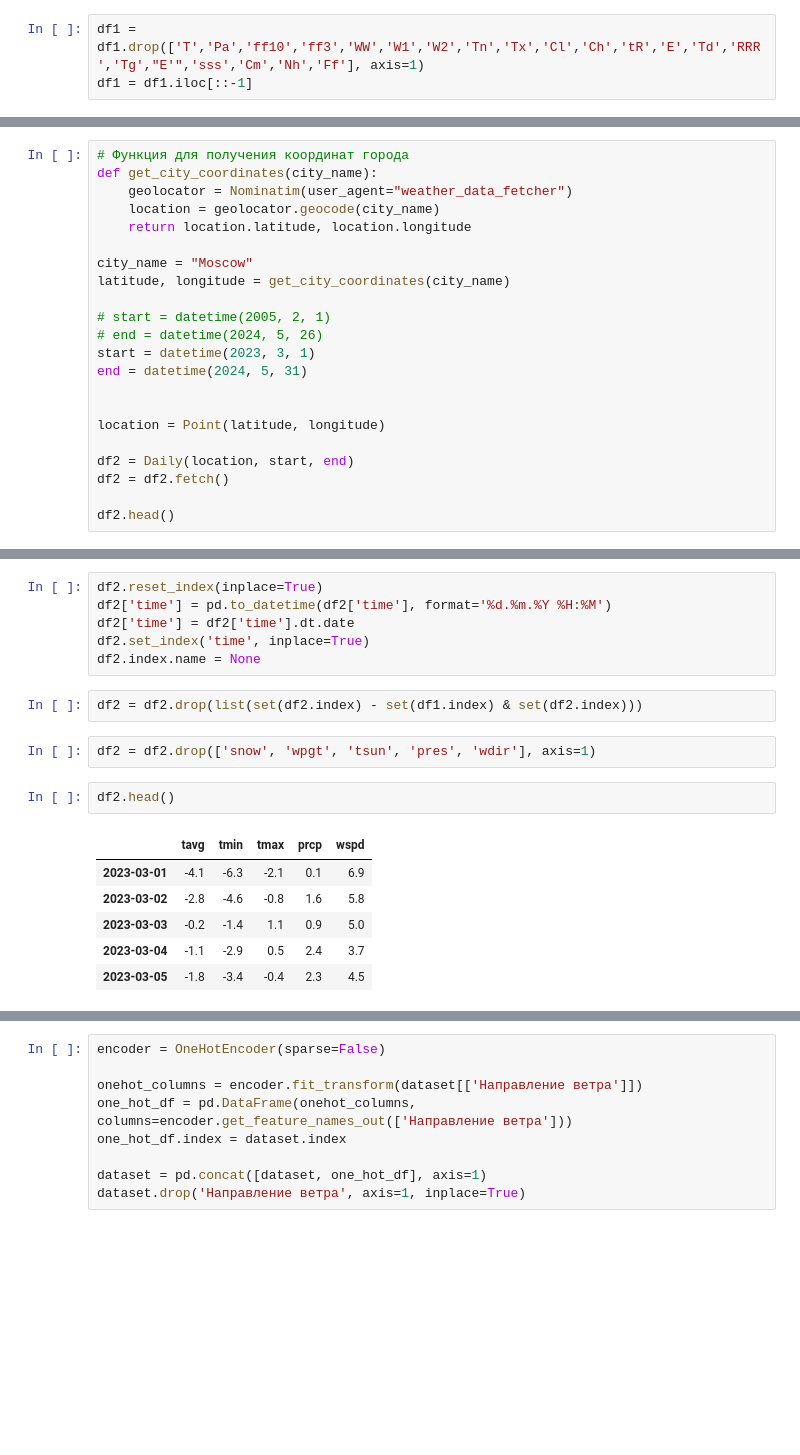
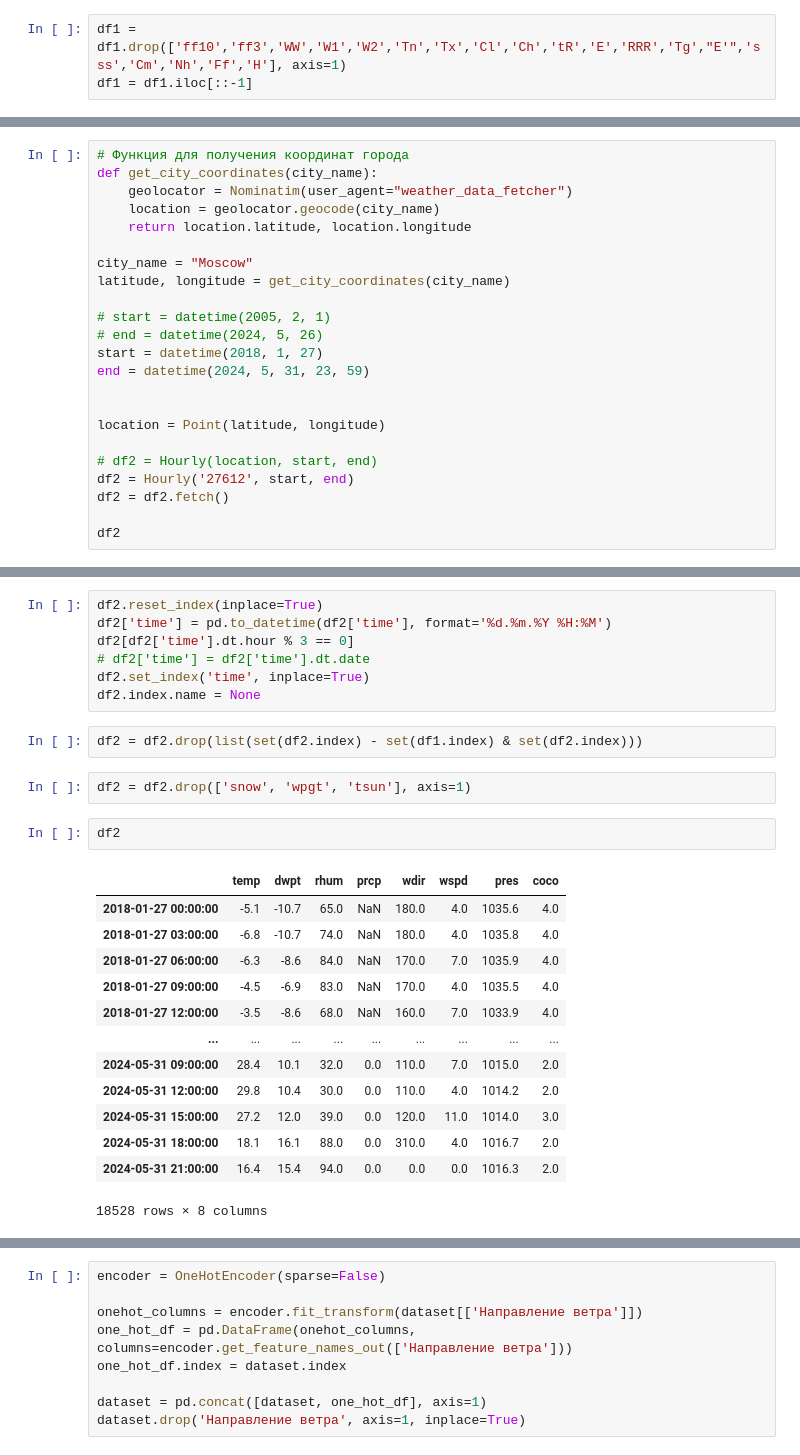
Before and after one commit to badubidabambirimbum/Parsing-weather-forecasts, a Jupyter notebook: create_dataset/analitic_temp.ipynb, the cells around one changed output, grey strips where cells are left out. Cells and saved outputs as stored; diff of their text form; blank space fills up the shorter version.

```diff
--- a/create_dataset/analitic_temp.ipynb
+++ b/create_dataset/analitic_temp.ipynb
@@ -38,7 +45,7 @@ df1['index'] = df1['index'].dt.date
 df1.set_index('index', inplace=True)
 df1.index.name = None
 # %%
-df1 = df1.drop(['T','Pa','ff10','ff3','WW','W1','W2','Tn','Tx','Cl','Ch','tR','E','Td','RRR','Tg',"E'",'sss','Cm','Nh','Ff'], axis=1)
+df1 = df1.drop(['ff10','ff3','WW','W1','W2','Tn','Tx','Cl','Ch','tR','E','RRR','Tg',"E'",'sss','Cm','Nh','Ff','H'], axis=1)
 df1 = df1.iloc[::-1]
 # %%
 df1.head()
@@ -61,14 +68,15 @@ latitude, longitude = get_city_coordinates(city_name)
 
 # start = datetime(2005, 2, 1)
 # end = datetime(2024, 5, 26)
-start = datetime(2023, 3, 1)
-end = datetime(2024, 5, 31)
+start = datetime(2018, 1, 27)
+end = datetime(2024, 5, 31, 23, 59)
 
 
 location = Point(latitude, longitude)
 
-df2 = Daily(location, start, end)
+# df2 = Hourly(location, start, end)
+df2 = Hourly('27612', start, end)
 df2 = df2.fetch()
 
-df2.head()
+df2
 # %% [output]
@@ -82,19 +97,27 @@ df2.head()
 # %%
 df2.reset_index(inplace=True)
 df2['time'] = pd.to_datetime(df2['time'], format='%d.%m.%Y %H:%M')
-df2['time'] = df2['time'].dt.date
+df2[df2['time'].dt.hour % 3 == 0]
+# df2['time'] = df2['time'].dt.date
 df2.set_index('time', inplace=True)
 df2.index.name = None
 # %%
 df2 = df2.drop(list(set(df2.index) - set(df1.index) & set(df2.index)))
 # %%
-df2 = df2.drop(['snow', 'wpgt', 'tsun', 'pres', 'wdir'], axis=1)
+df2 = df2.drop(['snow', 'wpgt', 'tsun'], axis=1)
 # %%
-df2.head()
+df2
 # %% [output]
-|  | tavg | tmin | tmax | prcp | wspd |
-| 2023-03-01 | -4.1 | -6.3 | -2.1 | 0.1 | 6.9 |
-| 2023-03-02 | -2.8 | -4.6 | -0.8 | 1.6 | 5.8 |
-| 2023-03-03 | -0.2 | -1.4 | 1.1 | 0.9 | 5.0 |
-| 2023-03-04 | -1.1 | -2.9 | 0.5 | 2.4 | 3.7 |
-| 2023-03-05 | -1.8 | -3.4 | -0.4 | 2.3 | 4.5 |
+|  | temp | dwpt | rhum | prcp | wdir | wspd | pres | coco |
+| 2018-01-27 00:00:00 | -5.1 | -10.7 | 65.0 | NaN | 180.0 | 4.0 | 1035.6 | 4.0 |
+| 2018-01-27 03:00:00 | -6.8 | -10.7 | 74.0 | NaN | 180.0 | 4.0 | 1035.8 | 4.0 |
+| 2018-01-27 06:00:00 | -6.3 | -8.6 | 84.0 | NaN | 170.0 | 7.0 | 1035.9 | 4.0 |
+| 2018-01-27 09:00:00 | -4.5 | -6.9 | 83.0 | NaN | 170.0 | 4.0 | 1035.5 | 4.0 |
+| 2018-01-27 12:00:00 | -3.5 | -8.6 | 68.0 | NaN | 160.0 | 7.0 | 1033.9 | 4.0 |
+| ... | ... | ... | ... | ... | ... | ... | ... | ... |
+| 2024-05-31 09:00:00 | 28.4 | 10.1 | 32.0 | 0.0 | 110.0 | 7.0 | 1015.0 | 2.0 |
+| 2024-05-31 12:00:00 | 29.8 | 10.4 | 30.0 | 0.0 | 110.0 | 4.0 | 1014.2 | 2.0 |
+| 2024-05-31 15:00:00 | 27.2 | 12.0 | 39.0 | 0.0 | 120.0 | 11.0 | 1014.0 | 3.0 |
+| 2024-05-31 18:00:00 | 18.1 | 16.1 | 88.0 | 0.0 | 310.0 | 4.0 | 1016.7 | 2.0 |
+| 2024-05-31 21:00:00 | 16.4 | 15.4 | 94.0 | 0.0 | 0.0 | 0.0 | 1016.3 | 2.0 |
+18528 rows × 8 columns
```
Also changed, not shown: parts of 15 cells of this notebook, 33 other files.
